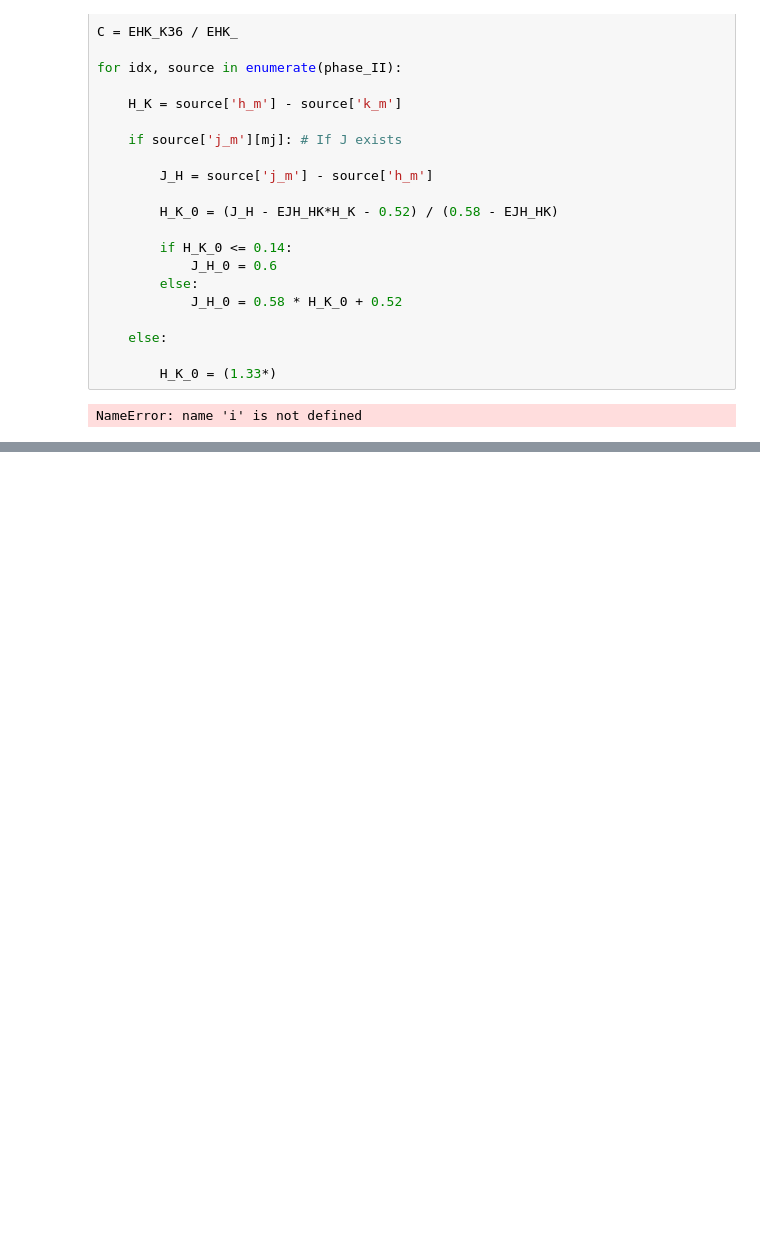
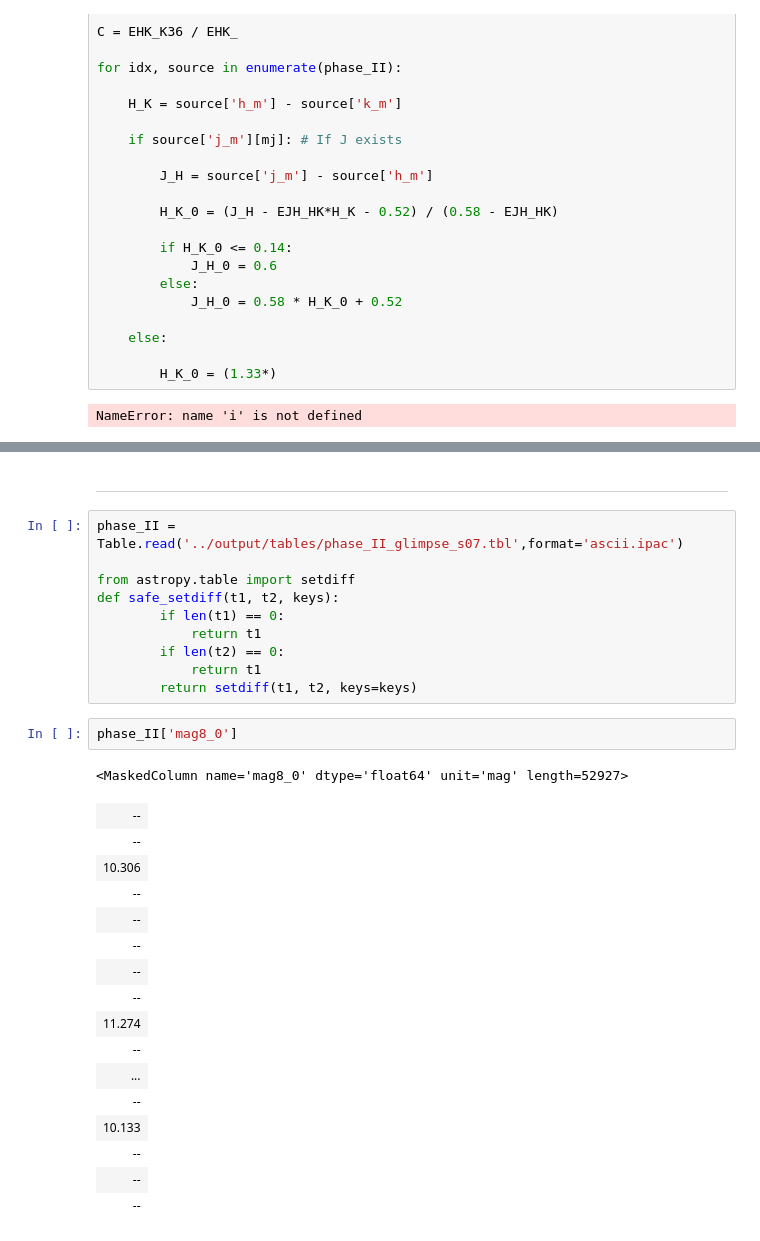
Before and after one commit to Ajuradoi1/ALMAGAL_IR, a Jupyter notebook: src/YSO_classification_jup.ipynb, the cells around one changed output, grey strips where cells are left out. Saved outputs shown, nothing was run; the diff lists cells and outputs as text; blank space fills up the shorter version.

Commit message:
YSO_phase_II_notworking

```diff
--- a/src/YSO_classification_jup.ipynb
+++ b/src/YSO_classification_jup.ipynb
@@ -327,3 +311,35 @@ Table length=33265
 | 1017 | 58.731542 | 11.480126 | 886687 | 259.70529175 | -37.355499268 | SSTGLMC G349.9053+00.0923 | 349.905318 | 0.092347 | 259.709384 | -37.339512 | ... |
 | 1017 | 59.487077 | 68.409441 | 886687 | 259.70529175 | -37.355499268 | SSTGLMC G349.9041+00.0767 | 349.904176 | 0.076736 | 259.724628 | -37.349418 | ... |
 | 1017 | 59.723981 | -70.538406 | 886687 | 259.70529175 | -37.355499268 | SSTGLMC G349.8859+00.1017 | 349.885901 | 0.101792 | 259.685623 | -37.349971 | ... |
+# %% [markdown]
+---
+# %%
+phase_II = Table.read('../output/tables/phase_II_glimpse_s07.tbl',format='ascii.ipac')
+
+from astropy.table import setdiff
+def safe_setdiff(t1, t2, keys):
+        if len(t1) == 0:
+            return t1
+        if len(t2) == 0:
+            return t1
+        return setdiff(t1, t2, keys=keys)
+# %%
+phase_II['mag8_0']
+# %% [output]
+<MaskedColumn name='mag8_0' dtype='float64' unit='mag' length=52927>
+| -- |
+| -- |
+| 10.306 |
+| -- |
+| -- |
+| -- |
+| -- |
+| -- |
+| 11.274 |
+| -- |
+| ... |
+| -- |
+| 10.133 |
+| -- |
+| -- |
+| -- |
```
Also changed, not shown: parts of 4 cells of this notebook, 4 other files.
